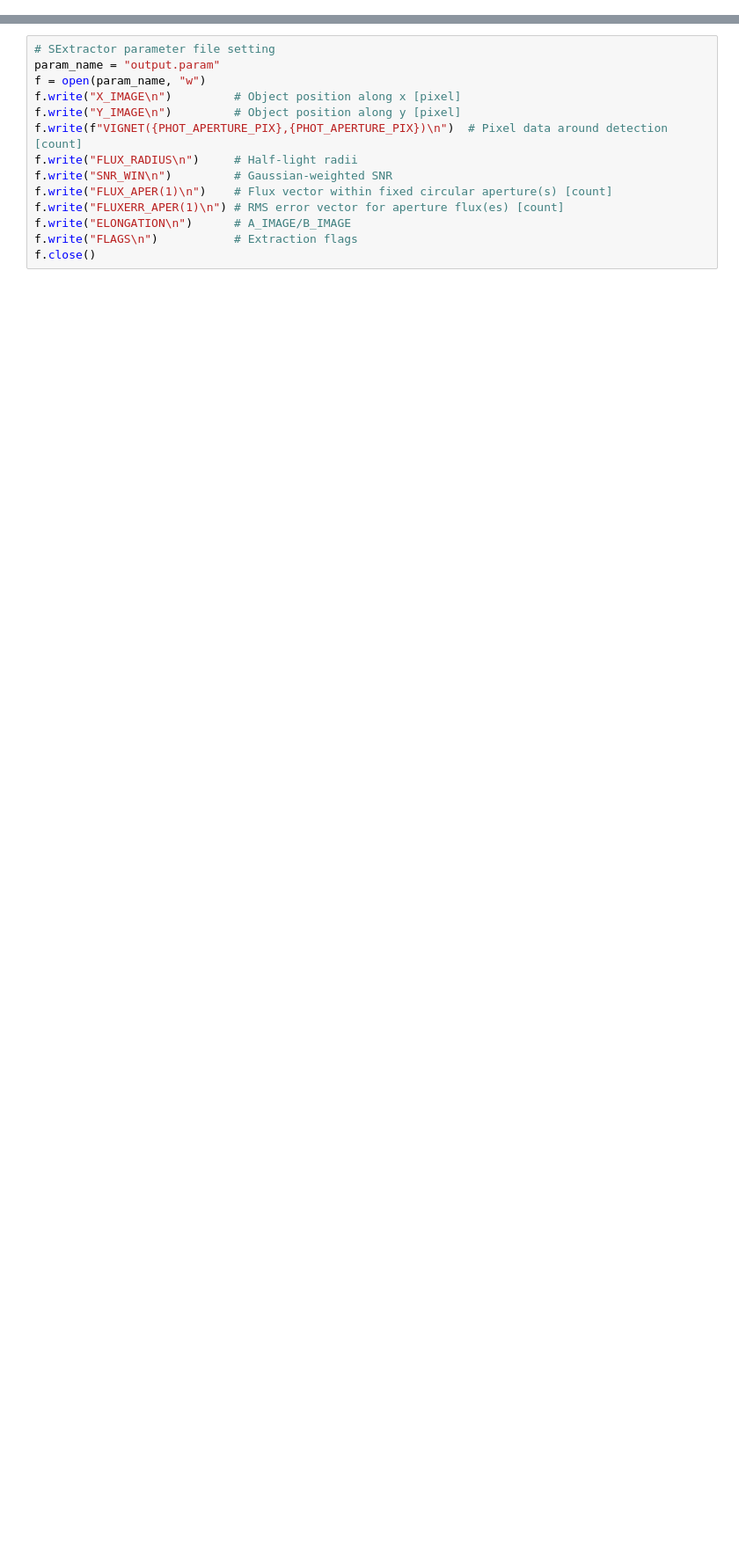
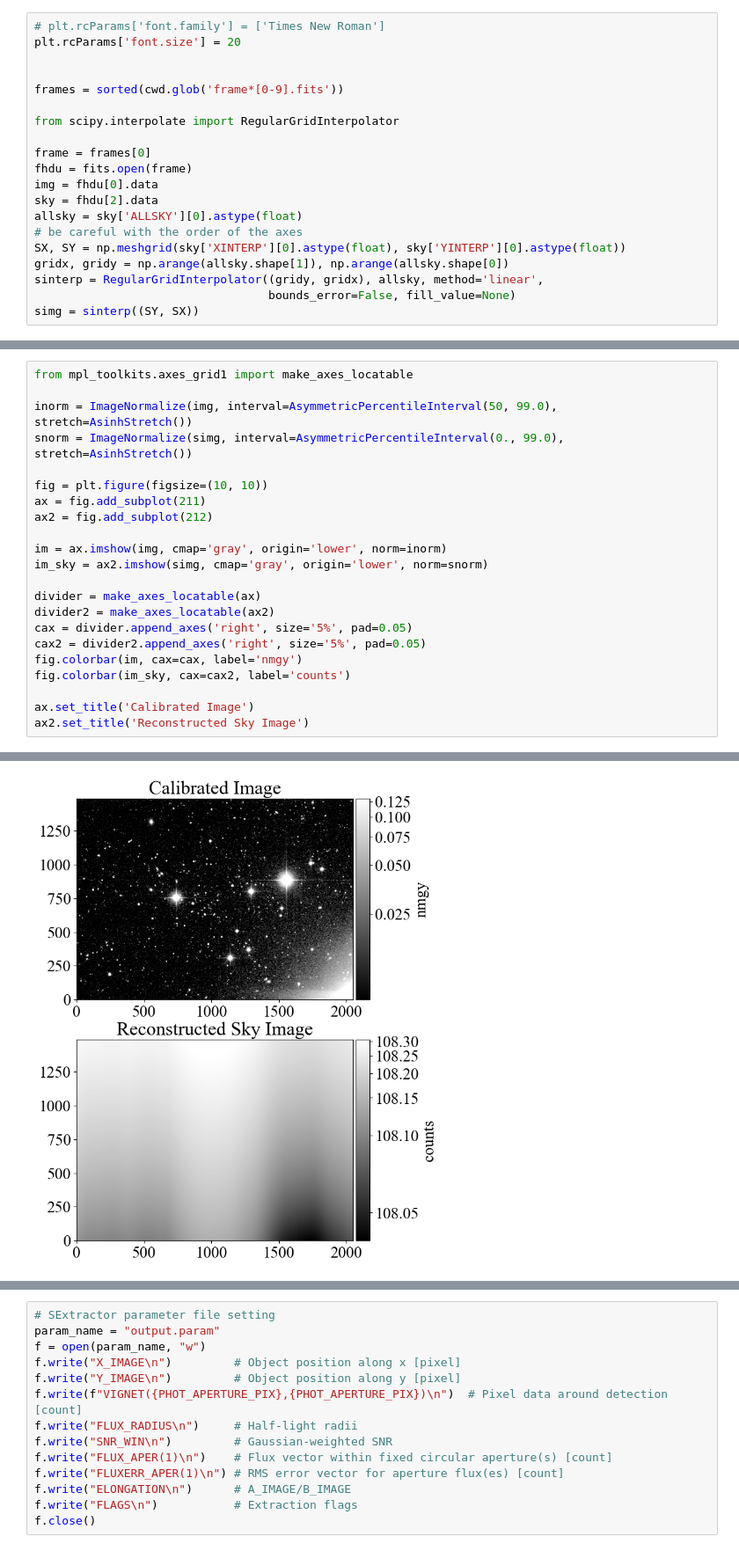
Before and after one commit to hbahk/TAOtutorials, a Jupyter notebook: tutorials/GALFIT-Surface_Photometry.ipynb, the cells around one changed output, grey strips where cells are left out. Shown at 88% size. Drawn from its saved outputs; the diff is of its cells as text; blank space fills up the shorter version.

```diff
--- a/tutorials/GALFIT-Surface_Photometry.ipynb
+++ b/tutorials/GALFIT-Surface_Photometry.ipynb
@@ -108,0 +115,20 @@ ax.set_ylabel('Dec')
+# %%
+# plt.rcParams['font.family'] = ['Times New Roman']
+plt.rcParams['font.size'] = 20
+
+
+frames = sorted(cwd.glob('frame*[0-9].fits'))
+
+from scipy.interpolate import RegularGridInterpolator
+
+frame = frames[0]
+fhdu = fits.open(frame)
+img = fhdu[0].data
+sky = fhdu[2].data
+allsky = sky['ALLSKY'][0].astype(float)
+# be careful with the order of the axes
+SX, SY = np.meshgrid(sky['XINTERP'][0].astype(float), sky['YINTERP'][0].astype(float))
+gridx, gridy = np.arange(allsky.shape[1]), np.arange(allsky.shape[0])
+sinterp = RegularGridInterpolator((gridy, gridx), allsky, method='linear',
+                                  bounds_error=False, fill_value=None)
+simg = sinterp((SY, SX))
@@ -108,0 +151,23 @@ ax.set_ylabel('Dec')
+# %%
+from mpl_toolkits.axes_grid1 import make_axes_locatable
+
+inorm = ImageNormalize(img, interval=AsymmetricPercentileInterval(50, 99.0), stretch=AsinhStretch())
+snorm = ImageNormalize(simg, interval=AsymmetricPercentileInterval(0., 99.0), stretch=AsinhStretch())
+
+fig = plt.figure(figsize=(10, 10))
+ax = fig.add_subplot(211)
+ax2 = fig.add_subplot(212)
+
+im = ax.imshow(img, cmap='gray', origin='lower', norm=inorm)
+im_sky = ax2.imshow(simg, cmap='gray', origin='lower', norm=snorm)
+
+divider = make_axes_locatable(ax)
+divider2 = make_axes_locatable(ax2)
+cax = divider.append_axes('right', size='5%', pad=0.05)
+cax2 = divider2.append_axes('right', size='5%', pad=0.05)
+fig.colorbar(im, cax=cax, label='nmgy')
+fig.colorbar(im_sky, cax=cax2, label='counts')
+
+ax.set_title('Calibrated Image')
+ax2.set_title('Reconstructed Sky Image')
+# %% [output]
@@ -108,0 +175 @@ ax.set_ylabel('Dec')
+[figure, added]
```
Also changed, not shown: parts of 29 cells of this notebook, 2 other files.
